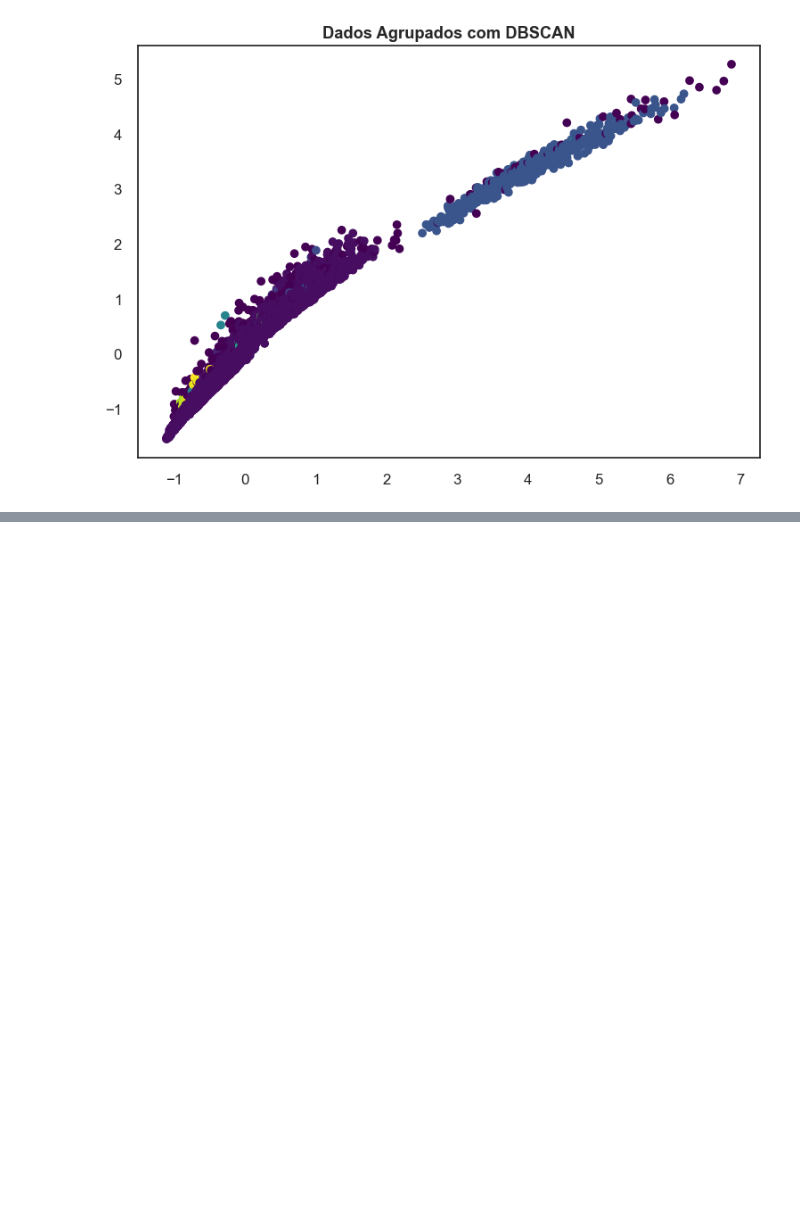
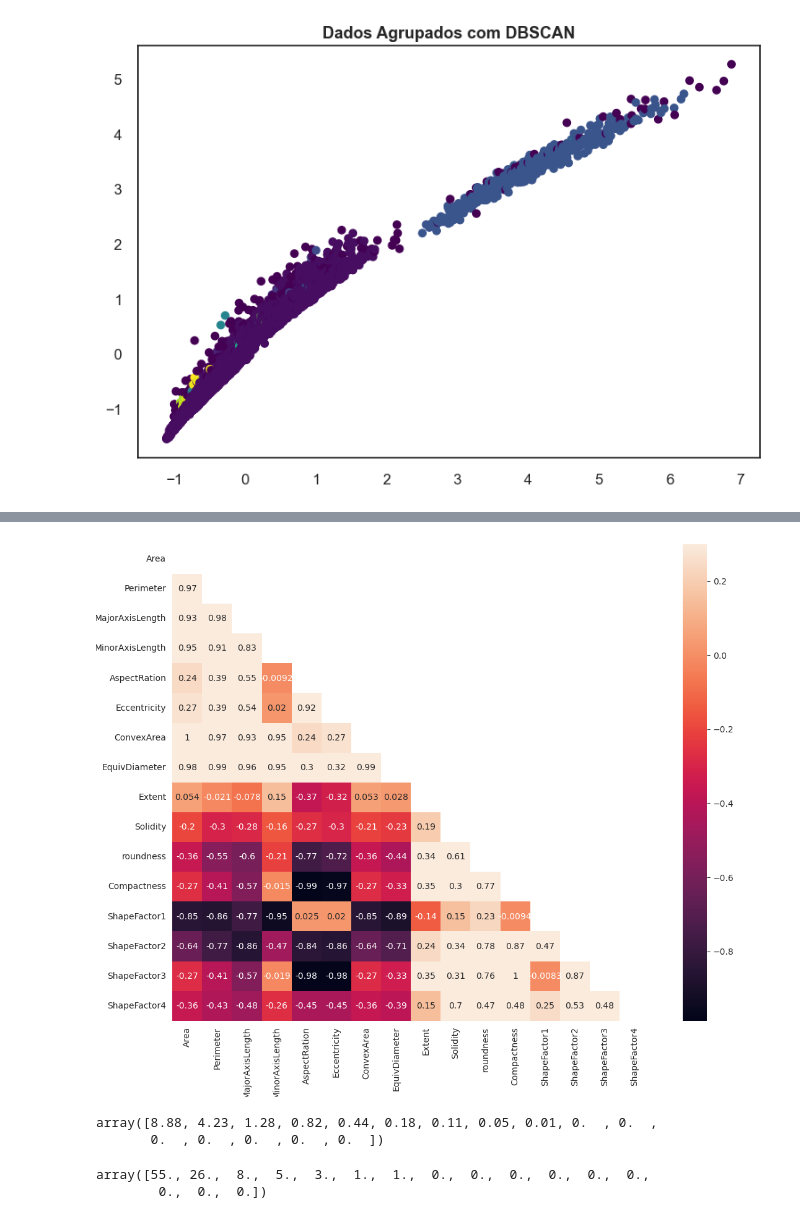
Before and after one commit to HiagoW/Alura-DataScience-Challenge, a Jupyter notebook: week_3/Non supervised learning.ipynb, the cells around one changed output, grey strips where cells are left out. Drawn from its saved outputs; the diff is of its cells as text; code cells hidden in the pictures; blank space fills up the shorter version.

```diff
--- a/week_3/Non supervised learning.ipynb
+++ b/week_3/Non supervised learning.ipynb
@@ -400,0 +403,3 @@ plt.show()
+# %%
+correlacao = dados_lab.corr()
+correlacao
@@ -400,0 +424,8 @@ plt.show()
+# %%
+mask = np.zeros_like(correlacao)
+mask[np.triu_indices_from(mask)] = True
+with sns.axes_style("white"):
+    f, ax = plt.subplots(figsize=(14,10))
+    ax = sns.heatmap(correlacao, mask=mask, vmax=.3, square=True, annot=True)
+# %% [output]
+[figure, added]
@@ -400,0 +440,11 @@ plt.show()
+# %%
+pca.explained_variance_
+# %% [output]
+array([8.88, 4.23, 1.28, 0.82, 0.44, 0.18, 0.11, 0.05, 0.01, 0.  , 0.  ,
+       0.  , 0.  , 0.  , 0.  , 0.  ])
+# %%
+varianca_explicada = np.around(pca.explained_variance_ratio_, 2)*100
+varianca_explicada
+# %% [output]
+array([55., 26.,  8.,  5.,  3.,  1.,  1.,  0.,  0.,  0.,  0.,  0.,  0.,
+        0.,  0.,  0.])
```
Also changed, not shown: parts of 12 cells of this notebook.
